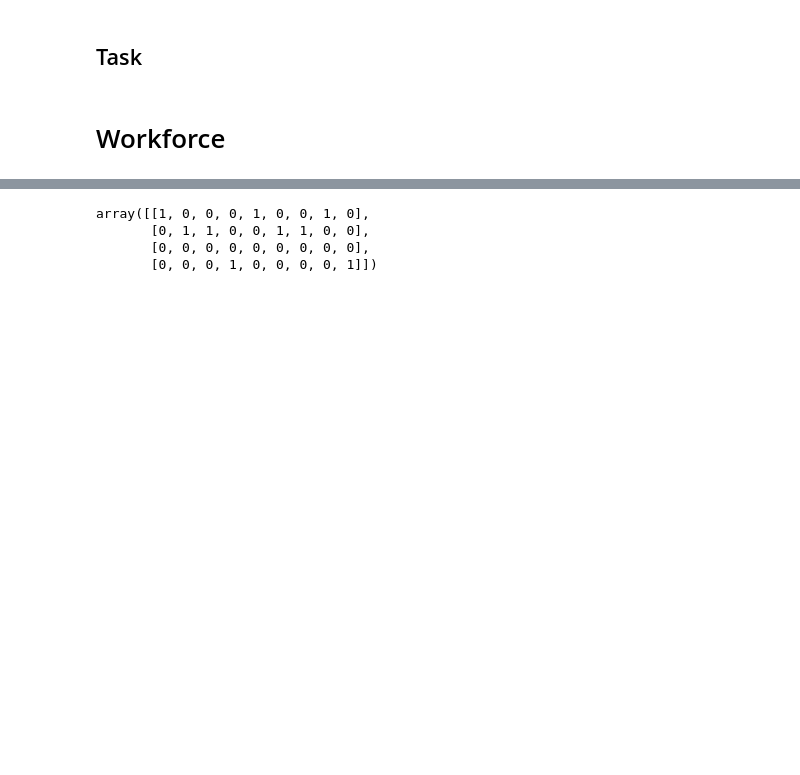
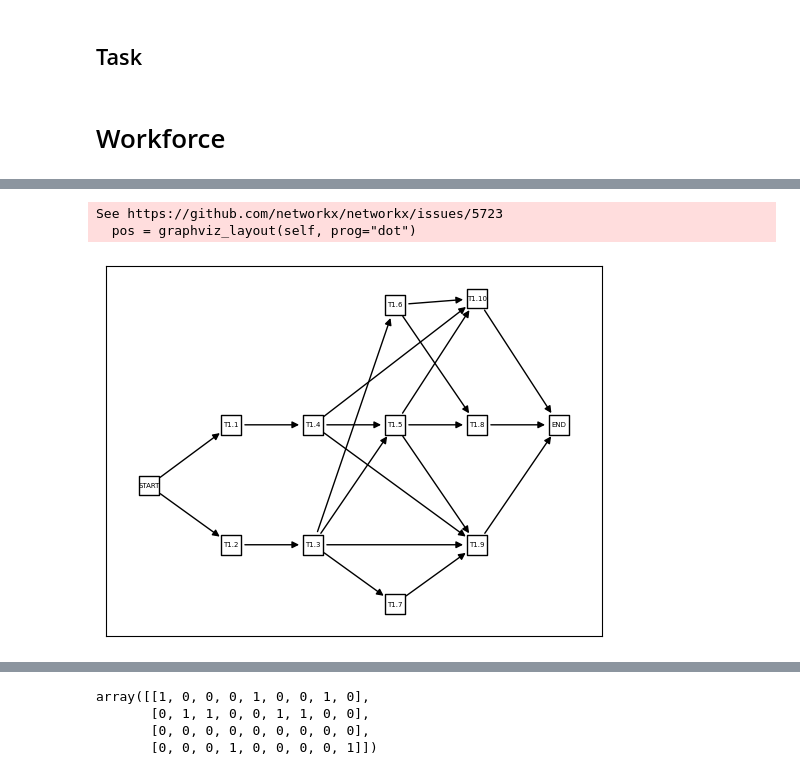
Before and after one commit to 5-Niubi/algorithmns, a Jupyter notebook: preprocessing.ipynb, the cells around one changed output, grey strips where cells are left out. Drawn from its saved outputs; the diff is of its cells as text; code cells hidden in the pictures; blank space fills up the shorter version.

```diff
--- a/preprocessing.ipynb
+++ b/preprocessing.ipynb
@@ -441,0 +259,6 @@ for task in graph.graph:
+# %%
+graph.pertchart()
+# %% [output]
+See https://github.com/networkx/networkx/issues/5723
+  pos = graphviz_layout(self, prog="dot")
+[figure, added]
```
Also changed, not shown: parts of 20 cells of this notebook, 9 other files.
